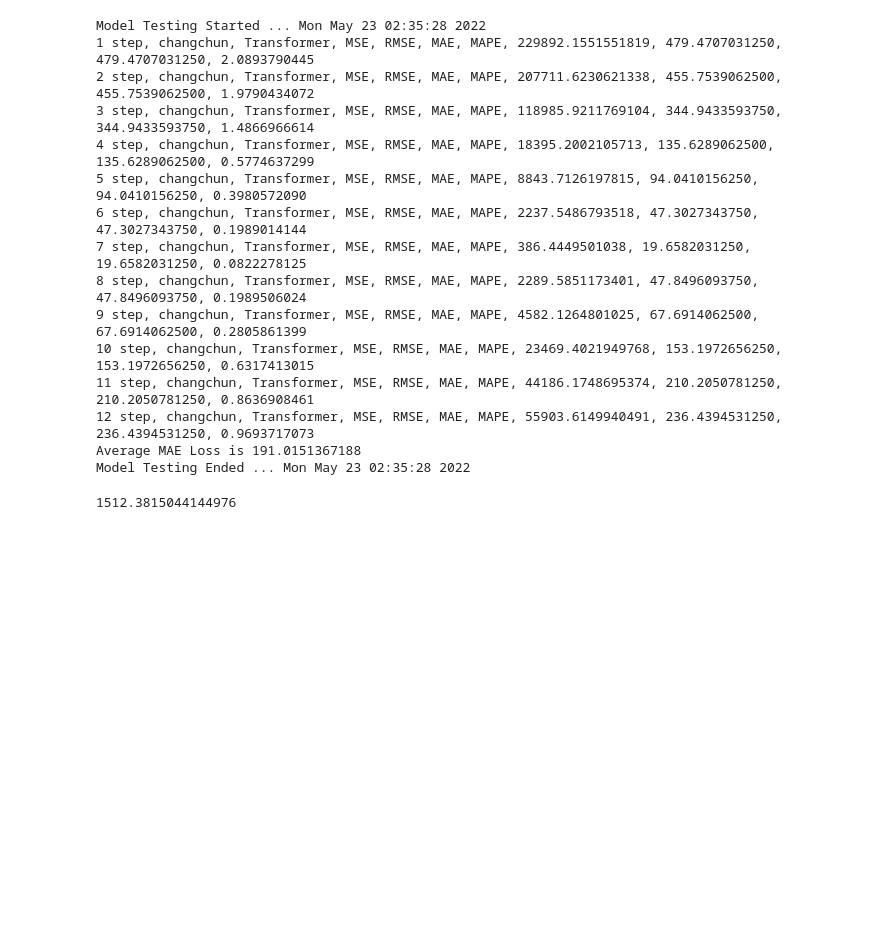
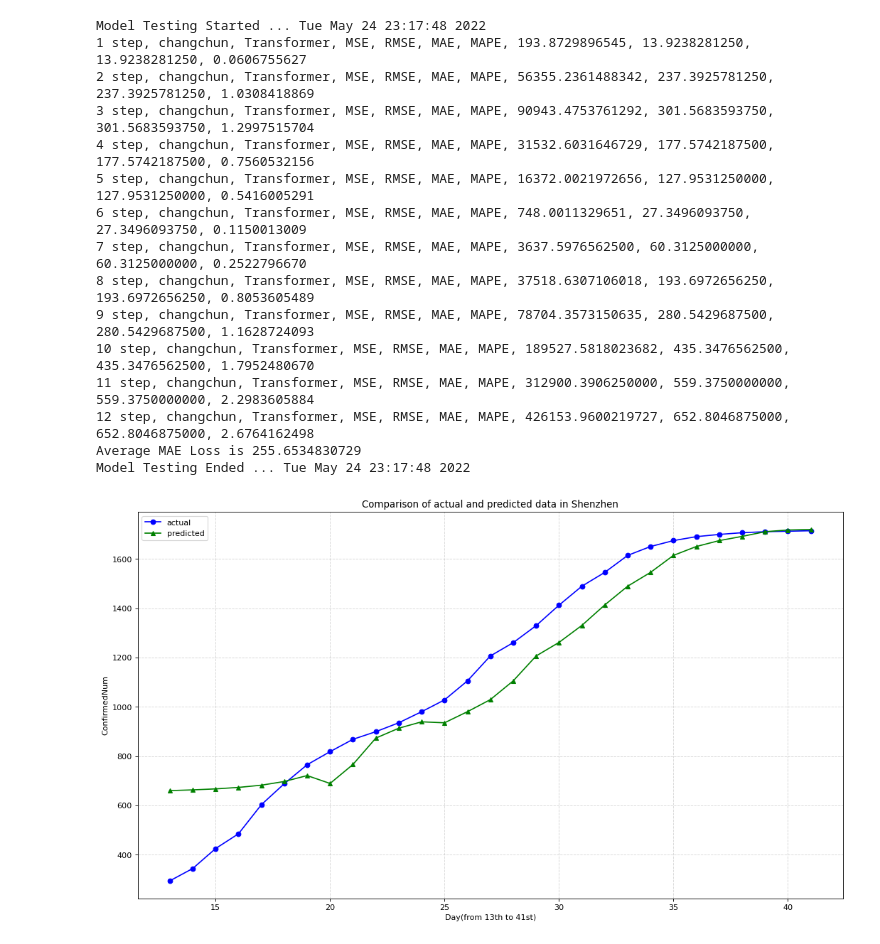
Before and after one commit to happys2333/DataMiningFinal, a Jupyter notebook: pycode/Transfromer.ipynb, the cells around one changed output. Cells and saved outputs as stored; diff of their text form; code cells hidden in the pictures; blank space fills up the shorter version.

```diff
--- a/pycode/Transfromer.ipynb
+++ b/pycode/Transfromer.ipynb
@@ -111,7 +113,7 @@ class context_embedding(torch.nn.Module):
 class Transformer(nn.Module):
     def __init__(self, device=device, dmodel=256):
         super(Transformer, self).__init__()
-        self.input_embedding = context_embedding(2, dmodel, 9)
+        self.input_embedding = context_embedding(2, dmodel,5)
         self.positional_embedding = torch.nn.Embedding(TIMESTEP, dmodel)
         self.device = device
         self.dmodel = dmodel
@@ -127,6 +129,7 @@ class Transformer(nn.Module):
         positional_embeddings = self.positional_embedding(torch.arange(0, TIMESTEP).to(self.device)).expand(1, TIMESTEP,
                                                                                                             self.dmodel).permute(
             1, 0, 2)
+
         input_embedding = z_embedding + positional_embeddings
         transformer_embedding = self.transformer_decoder(input_embedding, attention_mask)
 
@@ -363,23 +366,23 @@ Model Testing Ended ... Mon May 23 02:35:28 2022
 # %%
 test_model(model_dict['changchun'],'changchun',changchun)
 # %% [output]
-Model Testing Started ... Mon May 23 02:35:28 2022
-1 step, changchun, Transformer, MSE, RMSE, MAE, MAPE, 229892.1551551819, 479.4707031250, 479.4707031250, 2.0893790445
-2 step, changchun, Transformer, MSE, RMSE, MAE, MAPE, 207711.6230621338, 455.7539062500, 455.7539062500, 1.9790434072
-3 step, changchun, Transformer, MSE, RMSE, MAE, MAPE, 118985.9211769104, 344.9433593750, 344.9433593750, 1.4866966614
-4 step, changchun, Transformer, MSE, RMSE, MAE, MAPE, 18395.2002105713, 135.6289062500, 135.6289062500, 0.5774637299
-5 step, changchun, Transformer, MSE, RMSE, MAE, MAPE, 8843.7126197815, 94.0410156250, 94.0410156250, 0.3980572090
-6 step, changchun, Transformer, MSE, RMSE, MAE, MAPE, 2237.5486793518, 47.3027343750, 47.3027343750, 0.1989014144
-7 step, changchun, Transformer, MSE, RMSE, MAE, MAPE, 386.4449501038, 19.6582031250, 19.6582031250, 0.0822278125
-8 step, changchun, Transformer, MSE, RMSE, MAE, MAPE, 2289.5851173401, 47.8496093750, 47.8496093750, 0.1989506024
-9 step, changchun, Transformer, MSE, RMSE, MAE, MAPE, 4582.1264801025, 67.6914062500, 67.6914062500, 0.2805861399
-10 step, changchun, Transformer, MSE, RMSE, MAE, MAPE, 23469.4021949768, 153.1972656250, 153.1972656250, 0.6317413015
-11 step, changchun, Transformer, MSE, RMSE, MAE, MAPE, 44186.1748695374, 210.2050781250, 210.2050781250, 0.8636908461
-12 step, changchun, Transformer, MSE, RMSE, MAE, MAPE, 55903.6149940491, 236.4394531250, 236.4394531250, 0.9693717073
-Average MAE Loss is 191.0151367188
-Model Testing Ended ... Mon May 23 02:35:28 2022
+Model Testing Started ... Tue May 24 23:17:48 2022
+1 step, changchun, Transformer, MSE, RMSE, MAE, MAPE, 193.8729896545, 13.9238281250, 13.9238281250, 0.0606755627
+2 step, changchun, Transformer, MSE, RMSE, MAE, MAPE, 56355.2361488342, 237.3925781250, 237.3925781250, 1.0308418869
+3 step, changchun, Transformer, MSE, RMSE, MAE, MAPE, 90943.4753761292, 301.5683593750, 301.5683593750, 1.2997515704
+4 step, changchun, Transformer, MSE, RMSE, MAE, MAPE, 31532.6031646729, 177.5742187500, 177.5742187500, 0.7560532156
+5 step, changchun, Transformer, MSE, RMSE, MAE, MAPE, 16372.0021972656, 127.9531250000, 127.9531250000, 0.5416005291
+6 step, changchun, Transformer, MSE, RMSE, MAE, MAPE, 748.0011329651, 27.3496093750, 27.3496093750, 0.1150013009
+7 step, changchun, Transformer, MSE, RMSE, MAE, MAPE, 3637.5976562500, 60.3125000000, 60.3125000000, 0.2522796670
+8 step, changchun, Transformer, MSE, RMSE, MAE, MAPE, 37518.6307106018, 193.6972656250, 193.6972656250, 0.8053605489
+9 step, changchun, Transformer, MSE, RMSE, MAE, MAPE, 78704.3573150635, 280.5429687500, 280.5429687500, 1.1628724093
+10 step, changchun, Transformer, MSE, RMSE, MAE, MAPE, 189527.5818023682, 435.3476562500, 435.3476562500, 1.7952480670
+11 step, changchun, Transformer, MSE, RMSE, MAE, MAPE, 312900.3906250000, 559.3750000000, 559.3750000000, 2.2983605884
+12 step, changchun, Transformer, MSE, RMSE, MAE, MAPE, 426153.9600219727, 652.8046875000, 652.8046875000, 2.6764162498
+Average MAE Loss is 255.6534830729
+Model Testing Ended ... Tue May 24 23:17:48 2022
 # %%
-def predict_day(model, name,days):
+def predict_day(model, name,days,min):
     model.eval()
     with torch.no_grad():
         x = days[:,0].reshape(1, -1).float()
@@ -387,10 +390,6 @@ def predict_day(model, name,days):
         attention_mask = torch.from_numpy(np.zeros((TIMESTEP, TIMESTEP)))
         y_pred = model(x.cuda(), y.cuda(), attention_mask.cuda())[0][0][0]
         # Does not output values that defy common sense.
-        if y_pred < y[0,-1]:
+        if y_pred < min:
             y_pred = y[0,-1]
         return scaler_dict[name].inverse_transform(y_pred.cpu().reshape(-1,1))[0][0]
-# %%
-predict_day(model_dict['shenzhen'],'shenzhen',shenzhen[18:18+TIMESTEP])
-# %% [output]
-1512.3815044144976
@@ -396,0 +399,23 @@ predict_day(model_dict['shenzhen'],'shenzhen',shenzhen[18:18+TIMESTEP])
+# %%
+predict_shenzhen = list()
+for i in range(0, 29):
+    predict_shenzhen.append(math.ceil((predict_day(model_dict['shenzhen'],'shenzhen',shenzhen[i:i+TIMESTEP],shenzhen[i+TIMESTEP][1]))))
+np_predict_shenzhen = np.array(predict_shenzhen).reshape(-1, 1)
+x = np.array([13,14,15,16,17,18,19,20,21,22,23,24,25,26,27,28,29,30,31,32,33,34,35,36,37,38,39,40,41]).reshape(-1, 1)
+df = pd.read_csv("./input/shenzhen_data.csv" ,header=0)
+true_shenzhen = list()
+for i in range(0, 29):
+    true_shenzhen.append(df.iloc[28 - i, 1])
+np_true_shenzhen = np.array(true_shenzhen).reshape(-1, 1)
+
+plt.figure(figsize=(16,9), dpi=80)
+plt.grid(True, linestyle='--', alpha=0.5) #风格设置为虚线，alpha为透明度
+plt.xlabel('Day(from 13th to 41st)')
+plt.ylabel('ConfirmedNum')
+plt.title('Comparison of actual and predicted data in Shenzhen')
+plt.plot(x, np_true_shenzhen, color='b', marker='o', label='actual')
+plt.plot(x, np_predict_shenzhen, color='g', marker='^', label='predicted')
+plt.legend()
+plt.show()
+# %% [output]
+[figure, added]
```
Also changed, not shown: parts of 19 cells of this notebook, 8 other files.
